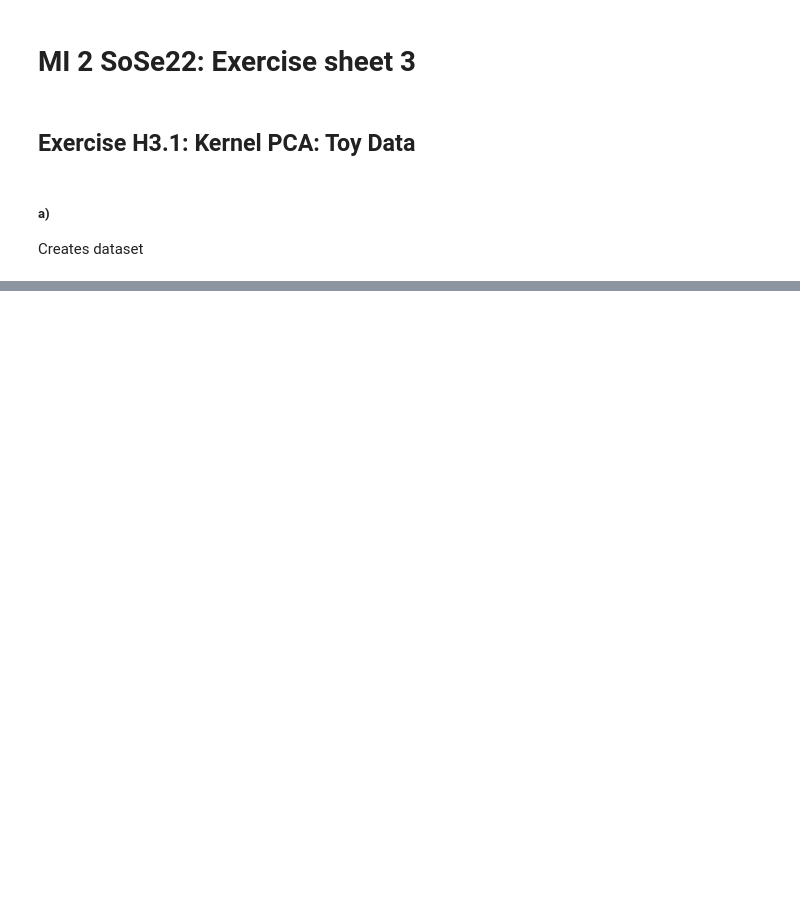
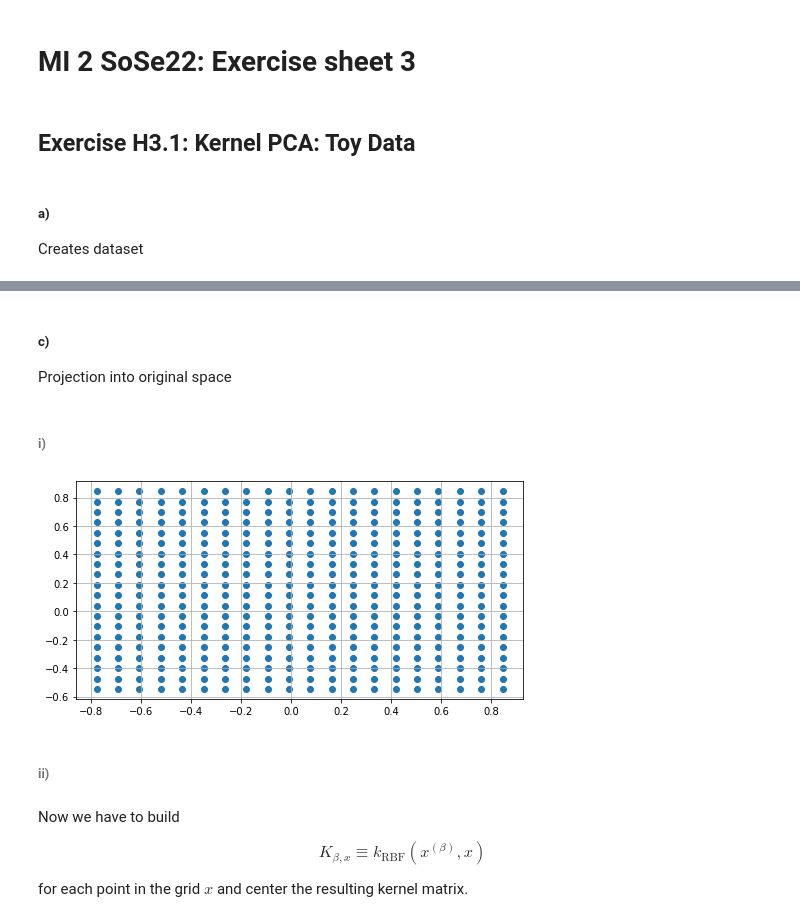
Before and after one commit to TCodina/Machine_Intelligence_2, a Jupyter notebook: Es_3/sheet03_solved.ipynb, the cells around one changed output, grey strips where cells are left out. Cells and saved outputs as stored; diff of their text form; code cells hidden in the pictures; blank space fills up the shorter version.

```diff
--- a/Es_3/sheet03_solved.ipynb
+++ b/Es_3/sheet03_solved.ipynb
@@ -375,0 +102,28 @@ We can see that $\epsilon = 0.002$ is too small so the weights never manage to c
+# %% [markdown]
+##### c)
+
+Projection into original space
+# %% [markdown]
+###### i)
+# %%
+# Creates 2-dimensional grid that covers the original training set
+extra = 0.1
+x = np.linspace(min(data[:, 0]) - extra, max(data[:, 0]) + extra, 20)
+y = np.linspace(min(data[:, 1]) - extra, max(data[:, 0]) + extra, 20)
+xx, yy = np.meshgrid(x, y)
+grid_points = np.array([xx.flatten(), yy.flatten()])
+
+plt.figure(figsize = (8,4))
+plt.scatter(grid_points[0], grid_points[1])
+plt.grid()
+plt.show()
+# %% [output]
+[figure, added]
+# %% [markdown]
+###### ii)
+# %% [markdown]
+Now we have to build
+
+$$K_{\beta, x} \equiv k_{\text{RBF}}(x^{(\beta)}, x)$$
+
+for each point in the grid $x$ and center the resulting kernel matrix.
```
Also changed, not shown: parts of 46 cells of this notebook.
